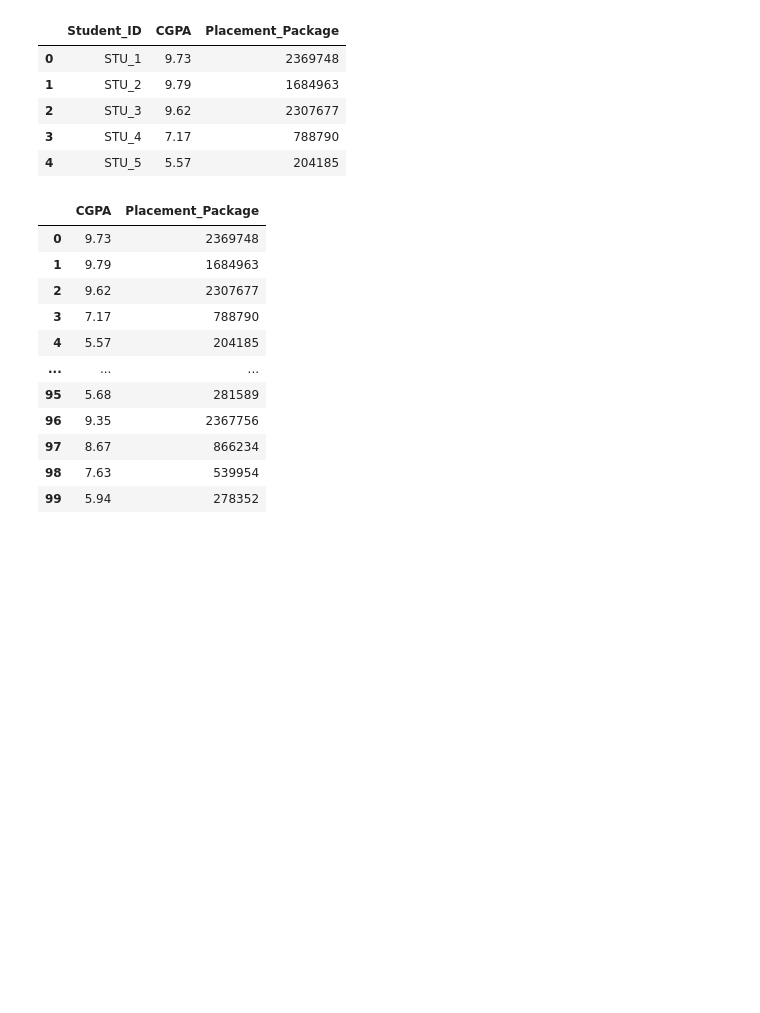
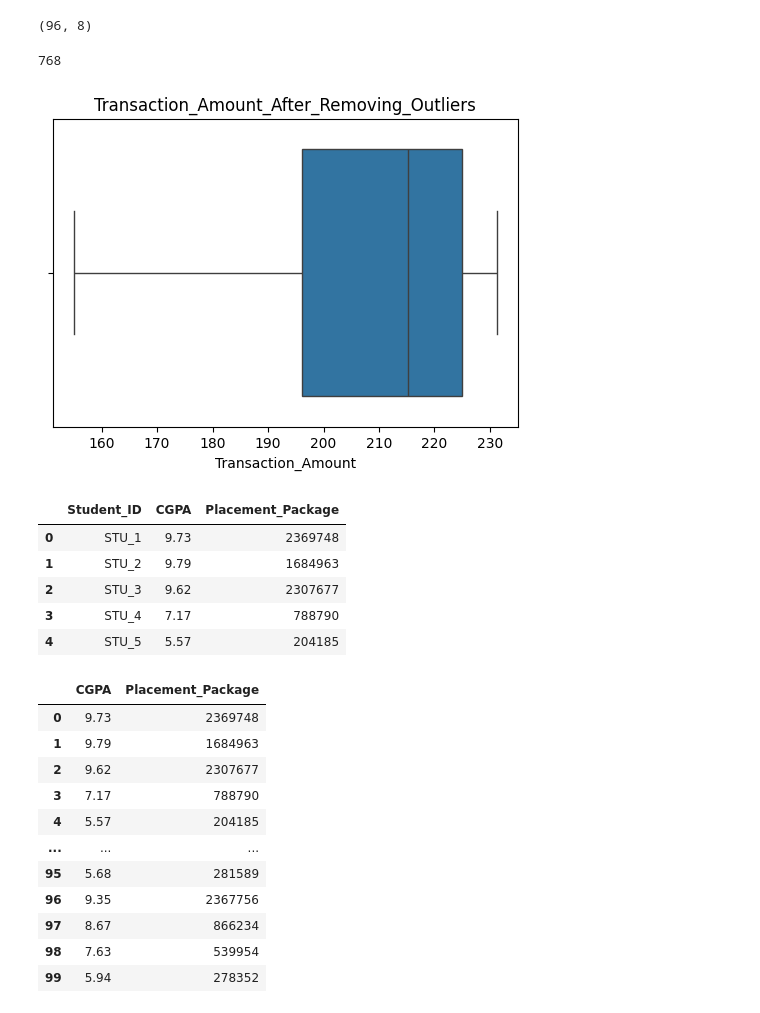
Before and after one commit to Jatingpt/ML-Repository, a Jupyter notebook: ML_Repository.ipynb, the cells around one changed output. Saved outputs shown, nothing was run; the diff lists cells and outputs as text; code cells hidden in the pictures; blank space fills up the shorter version.

```diff
--- a/ML_Repository.ipynb
+++ b/ML_Repository.ipynb
@@ -7,0 +143,10 @@
+# %%
+
+q1 = df["Transaction_Amount"].quantile(0.25)
+q3 = df["Transaction_Amount"].quantile(0.75)
+iqr = q3 - q1
+min_range = q1 - 1.5 * iqr
+max_range = q3 - 1.5 * iqr
+# %%
+new_df = df[df["Transaction_Amount"] <= max_range]
+new_df.head()
@@ -8,3 +160,18 @@
+# %%
+new_df.shape
+# %% [output]
+(96, 8)
+# %%
+new_df.size
+# %% [output]
+768
+# %%
+plt.figure(figsize= (6,4))
+sns.boxplot(x = "Transaction_Amount", data = new_df)
+plt.title("Transaction_Amount_After_Removing_Outliers")
+plt.show()
+# %% [output]
+[figure, added]
 # %%
 file_path = "/content/cgpa_vs_placement.xlsx"
 df = pd.read_excel(file_path)
```
Also changed, not shown: parts of 13 cells of this notebook.
